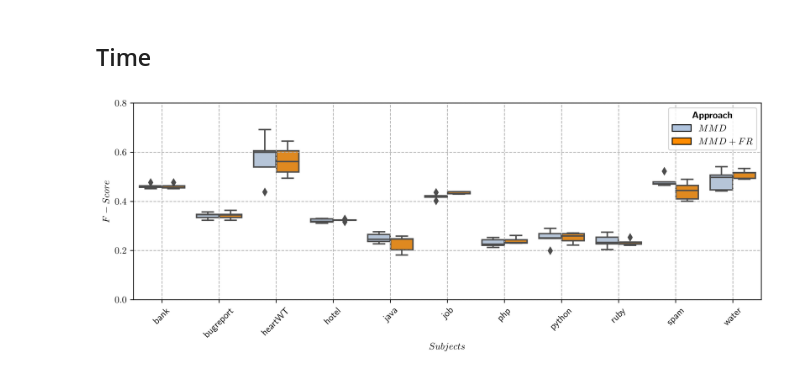
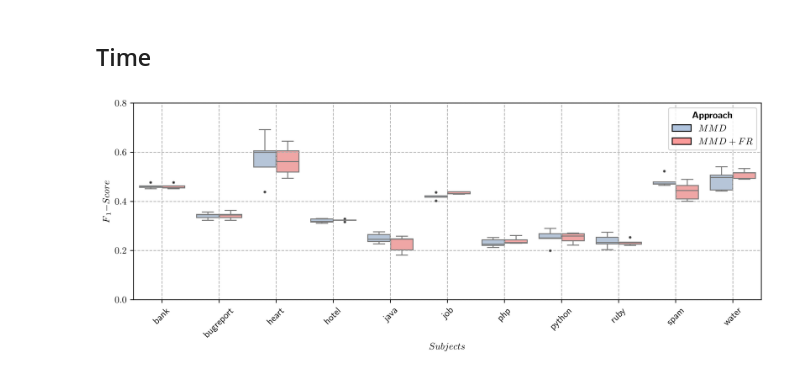
Before and after one commit to martineberlein/misprediction_explanation, a Jupyter notebook: notebooks/mmd-vs-mmdfr.ipynb, the cells around one changed output. Cells and saved outputs as stored; diff of their text form; code cells hidden in the pictures.

```diff
--- a/notebooks/mmd-vs-mmdfr.ipynb
+++ b/notebooks/mmd-vs-mmdfr.ipynb
@@ -10,6 +10,8 @@ mmd_fr = "mmd+fr"
 # %%
 # Create a new DataFrame as a copy of the original
 df = pd.read_csv('../evaluation/results.csv')
+
+df["blackbox"] = df["blackbox"].replace("heartWT", "heart")
 
 # MMD Parameter
 df.loc[(df['learner'] == 0) & (df['rules'] == 'induction') & (df['coverage'] == 0.6), 'rules'] = mmd
@@ -90,35 +112,37 @@ results
 # %%
 import pandas as pd
 import seaborn as sns
 import matplotlib.pyplot as plt
 import numpy as np
 import matplotlib.patches as mpatches
 
 # Create the box plot
 plt.figure(figsize=(10, 4), dpi=500)
 plt.rcParams['text.usetex'] = True
 
 # Define the colors
-palette = {mmd_fr: 'darkorange', mmd: 'lightsteelblue'}
+palette = {mmd_fr: '#fb9a99', mmd: 'lightsteelblue'}
 
-sns.boxplot(x='blackbox', y='fscore', hue='rules', data=df, palette=palette)
+sns.boxplot(x='blackbox', y='fscore', hue='rules', data=df, palette=palette, linewidth=1,
+                   flierprops=dict(marker='o', markersize=2, markerfacecolor='black', alpha=0.5) )
 # plt.title('F-score Distribution by Subject for MMD and Our Approach')
 plt.grid(axis="y", linestyle='--',)
 plt.grid(axis="x", linestyle='--',which='both')
 plt.xlabel(r'$Subjects$')
-plt.ylabel(r'$F-Score$')
+plt.ylabel(r'$F{_1}{-}Score$')
 plt.yticks(np.arange(0, 0.81, 0.2))
+
 
 plt.xticks(rotation=45)
 first_patch = mpatches.Patch(ec="black" ,facecolor='lightsteelblue', label='Decision Tree')
-second_patch = mpatches.Patch(ec="black" ,facecolor='darkorange',label=r'$MMD_{Feature}$')
+second_patch = mpatches.Patch(ec="black" ,facecolor='#fb9a99',label=r'$MMD_{Feature}$')
 
 plt.legend(title=r'\textbf{Approach}', labels=[r'$MMD$', r'$MMD+FR$'], handles=[first_patch,second_patch])
 # plt.legend(handles=[first_patch, second_patch])
 plt.tight_layout()
 # plt.savefig('./RQ1-fscore.pdf')
 # %% [output]
-[figure, old version]
+[figure, new version]
 # %%
 import pandas as pd
 from scipy.stats import mannwhitneyu
```
Also changed, not shown: parts of 10 cells of this notebook, 2 other files.
